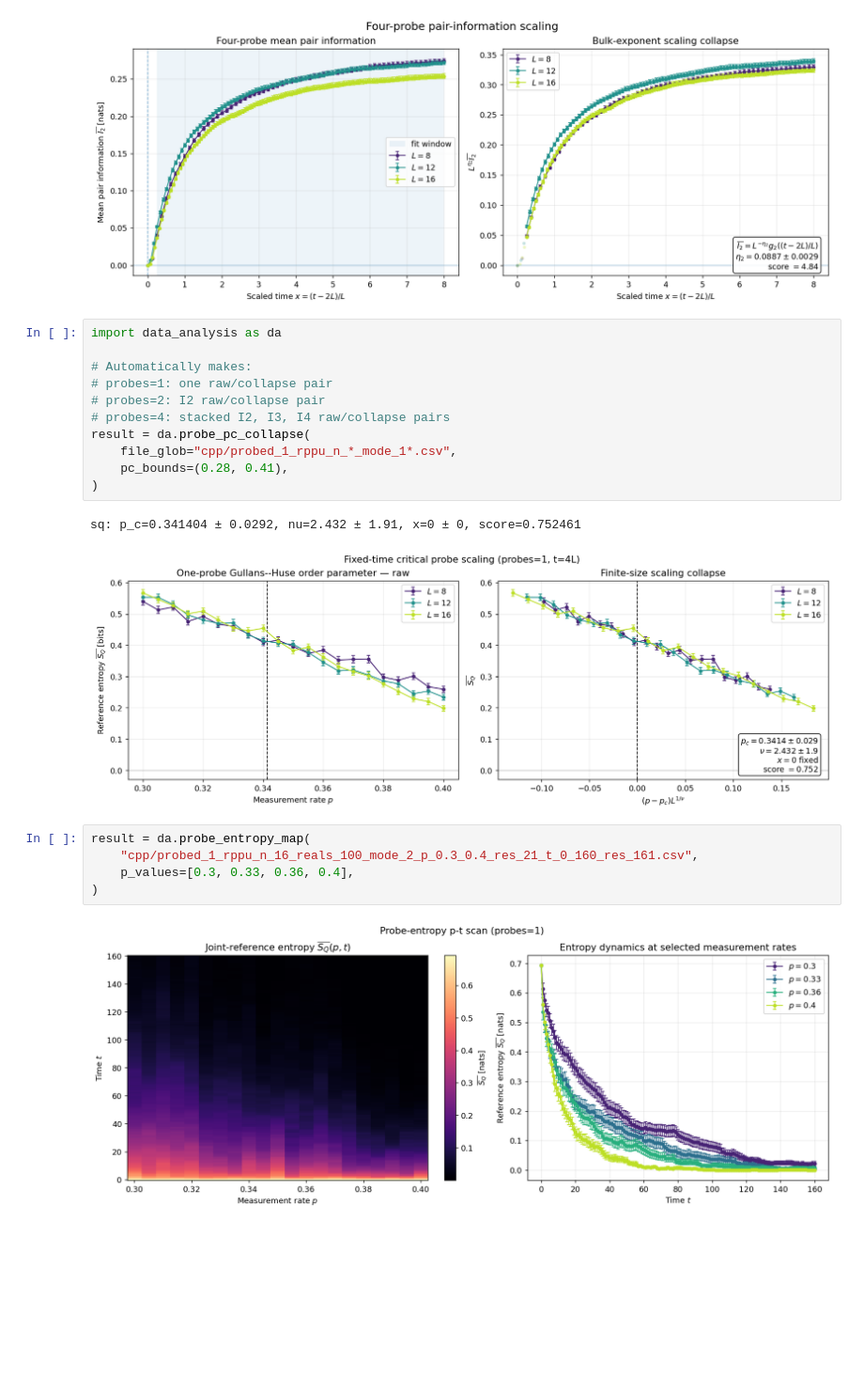
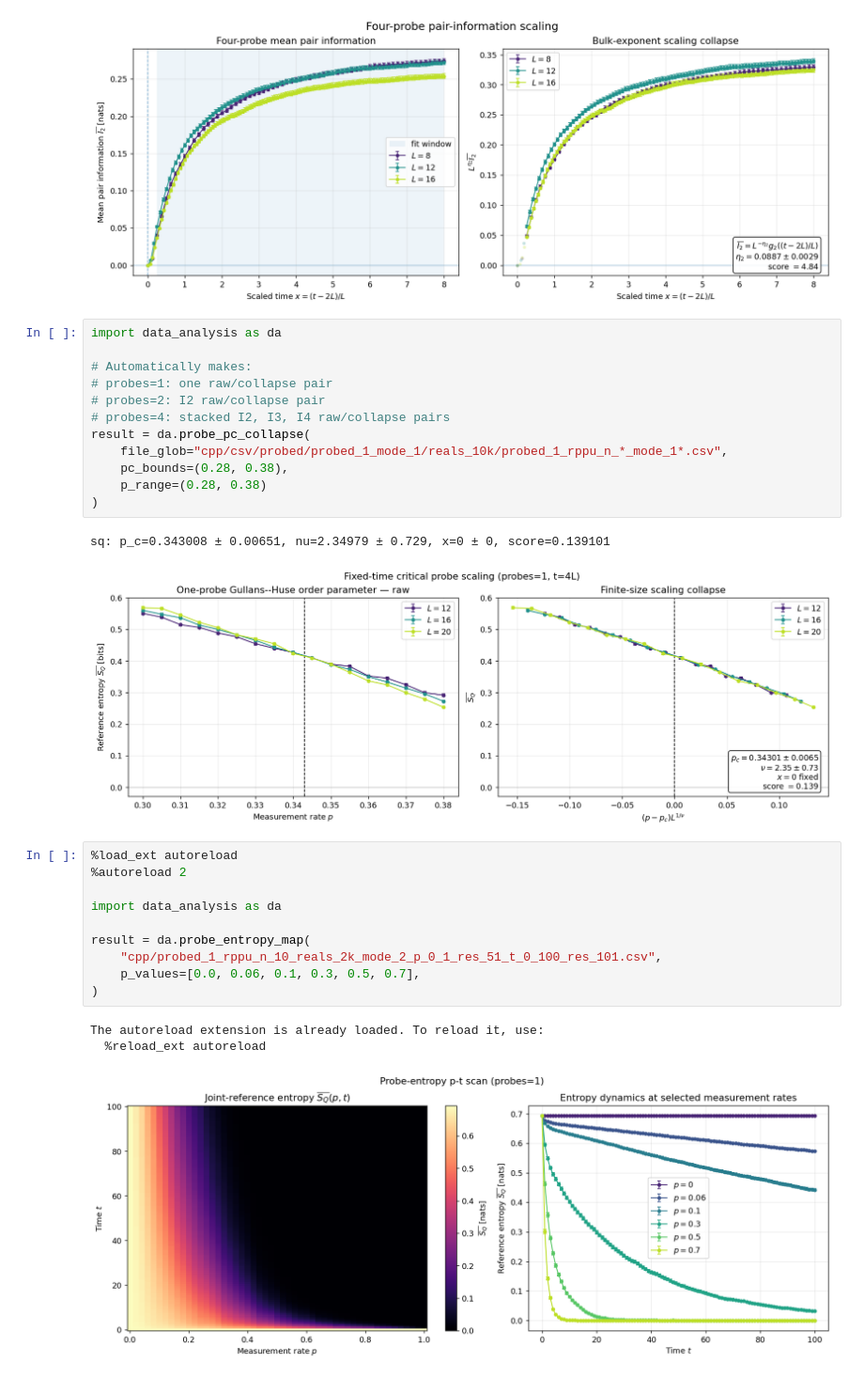
Before and after one commit to amarce4/mipt, a Jupyter notebook: python/visualize.ipynb, the cells around one changed output. Shown at 94% size. Saved outputs shown, nothing was run; the diff lists cells and outputs as text; blank space fills up the shorter version.

Commit message:
small modifications to probed informatics and data analysis

```diff
--- a/python/visualize.ipynb
+++ b/python/visualize.ipynb
@@ -295,16 +295,24 @@ import data_analysis as da
 # probes=2: I2 raw/collapse pair
 # probes=4: stacked I2, I3, I4 raw/collapse pairs
 result = da.probe_pc_collapse(
-    file_glob="cpp/probed_1_rppu_n_*_mode_1*.csv",
-    pc_bounds=(0.28, 0.41),
+    file_glob="cpp/csv/probed/probed_1_mode_1/reals_10k/probed_1_rppu_n_*_mode_1*.csv",
+    pc_bounds=(0.28, 0.38),
+    p_range=(0.28, 0.38)
 )
 # %% [output]
-sq: p_c=0.341404 ± 0.0292, nu=2.432 ± 1.91, x=0 ± 0, score=0.752461
+sq: p_c=0.343008 ± 0.00651, nu=2.34979 ± 0.729, x=0 ± 0, score=0.139101
-[figure, old version]
+[figure, new version]
 # %%
+%load_ext autoreload
+%autoreload 2
+
+import data_analysis as da
+
 result = da.probe_entropy_map(
-    "cpp/probed_1_rppu_n_16_reals_100_mode_2_p_0.3_0.4_res_21_t_0_160_res_161.csv",
-    p_values=[0.3, 0.33, 0.36, 0.4],
+    "cpp/probed_1_rppu_n_10_reals_2k_mode_2_p_0_1_res_51_t_0_100_res_101.csv",
+    p_values=[0.0, 0.06, 0.1, 0.3, 0.5, 0.7],
 )
 # %% [output]
+The autoreload extension is already loaded. To reload it, use:
+  %reload_ext autoreload
-[figure, old version]
+[figure, new version]
```
Also changed, not shown: parts of 3 cells of this notebook, 3 other files.
